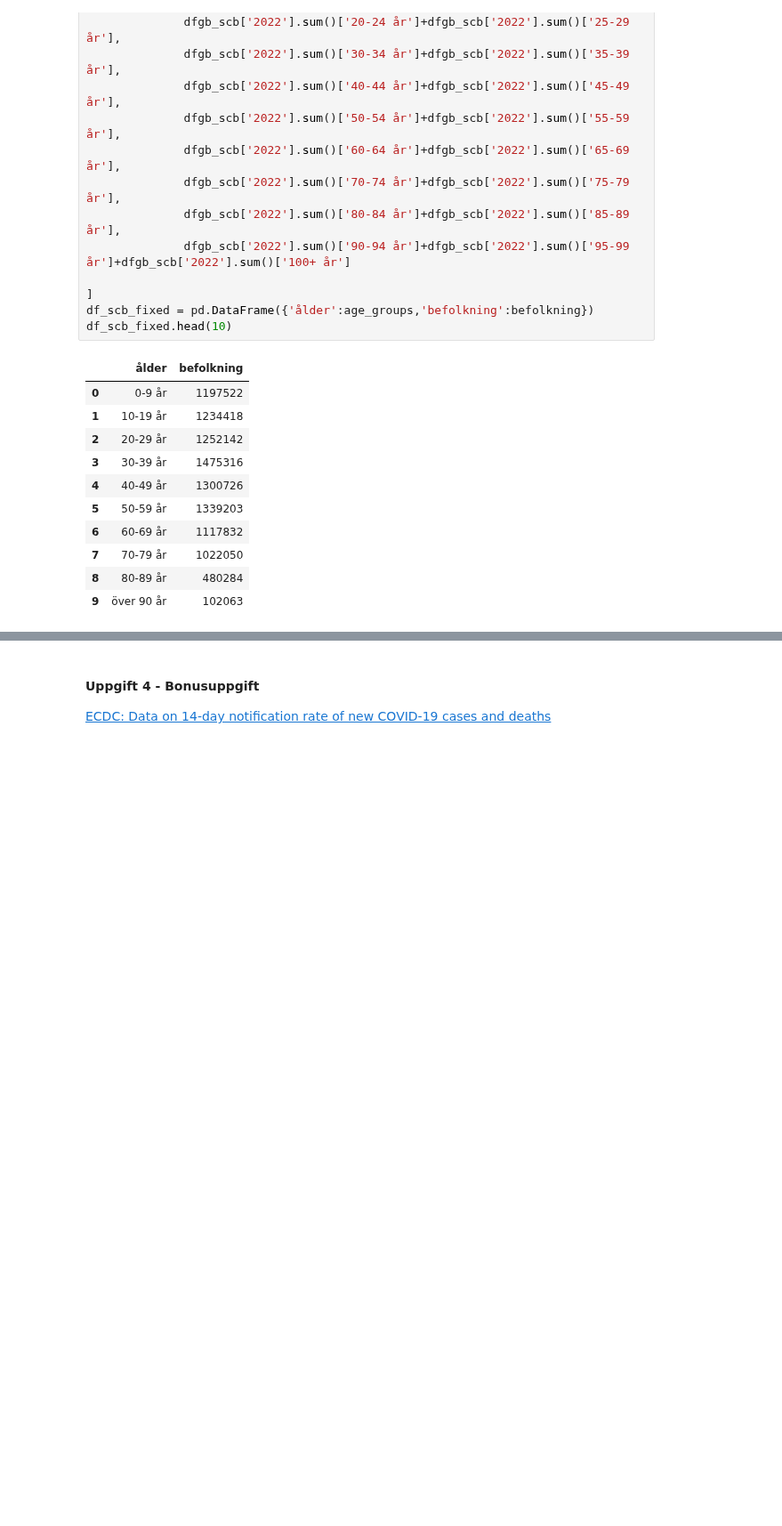
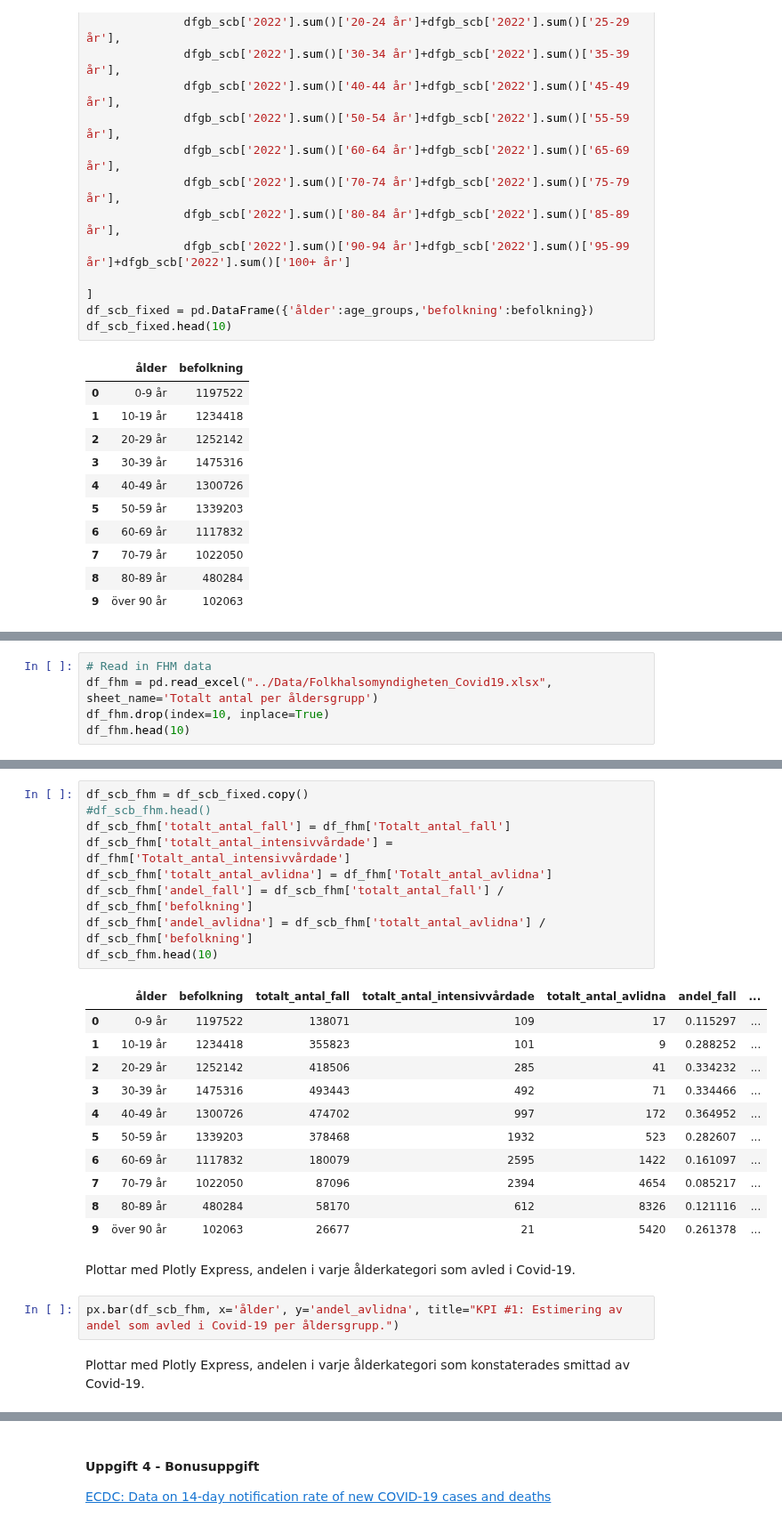
Before and after one commit to dancla240/Databehandling_Daniel_Claesson, a Jupyter notebook: Lab1/Lab1_Daniel_Claesson.ipynb, the cells around one changed output, grey strips where cells are left out. Shown at 89% size. Cells and saved outputs as stored; diff of their text form; blank space fills up the shorter version.

```diff
--- a/Lab1/Lab1_Daniel_Claesson.ipynb
+++ b/Lab1/Lab1_Daniel_Claesson.ipynb
@@ -525,0 +532,5 @@ df_scb_fixed.head(10)
+# %%
+# Read in FHM data
+df_fhm = pd.read_excel("../Data/Folkhalsomyndigheten_Covid19.xlsx", sheet_name='Totalt antal per åldersgrupp')
+df_fhm.drop(index=10, inplace=True)
+df_fhm.head(10)
@@ -525,0 +549,27 @@ df_scb_fixed.head(10)
+# %%
+df_scb_fhm = df_scb_fixed.copy()
+#df_scb_fhm.head()
+df_scb_fhm['totalt_antal_fall'] = df_fhm['Totalt_antal_fall']
+df_scb_fhm['totalt_antal_intensivvårdade'] = df_fhm['Totalt_antal_intensivvårdade']
+df_scb_fhm['totalt_antal_avlidna'] = df_fhm['Totalt_antal_avlidna']
+df_scb_fhm['andel_fall'] = df_scb_fhm['totalt_antal_fall'] / df_scb_fhm['befolkning']
+df_scb_fhm['andel_avlidna'] = df_scb_fhm['totalt_antal_avlidna'] / df_scb_fhm['befolkning']
+df_scb_fhm.head(10)
+# %% [output]
+|  | ålder | befolkning | totalt_antal_fall | totalt_antal_intensivvårdade | totalt_antal_avlidna | andel_fall | ... |
+| 0 | 0-9 år | 1197522 | 138071 | 109 | 17 | 0.115297 | ... |
+| 1 | 10-19 år | 1234418 | 355823 | 101 | 9 | 0.288252 | ... |
+| 2 | 20-29 år | 1252142 | 418506 | 285 | 41 | 0.334232 | ... |
+| 3 | 30-39 år | 1475316 | 493443 | 492 | 71 | 0.334466 | ... |
+| 4 | 40-49 år | 1300726 | 474702 | 997 | 172 | 0.364952 | ... |
+| 5 | 50-59 år | 1339203 | 378468 | 1932 | 523 | 0.282607 | ... |
+| 6 | 60-69 år | 1117832 | 180079 | 2595 | 1422 | 0.161097 | ... |
+| 7 | 70-79 år | 1022050 | 87096 | 2394 | 4654 | 0.085217 | ... |
+| 8 | 80-89 år | 480284 | 58170 | 612 | 8326 | 0.121116 | ... |
+| 9 | över 90 år | 102063 | 26677 | 21 | 5420 | 0.261378 | ... |
+# %% [markdown]
+Plottar med Plotly Express, andelen i varje ålderkategori som avled i Covid-19.
+# %%
+px.bar(df_scb_fhm, x='ålder', y='andel_avlidna', title="KPI #1: Estimering av andel som avled i Covid-19 per åldersgrupp.")
+# %% [markdown]
+Plottar med Plotly Express, andelen i varje ålderkategori som konstaterades smittad av Covid-19.
```
Also changed, not shown: parts of 16 cells of this notebook.
